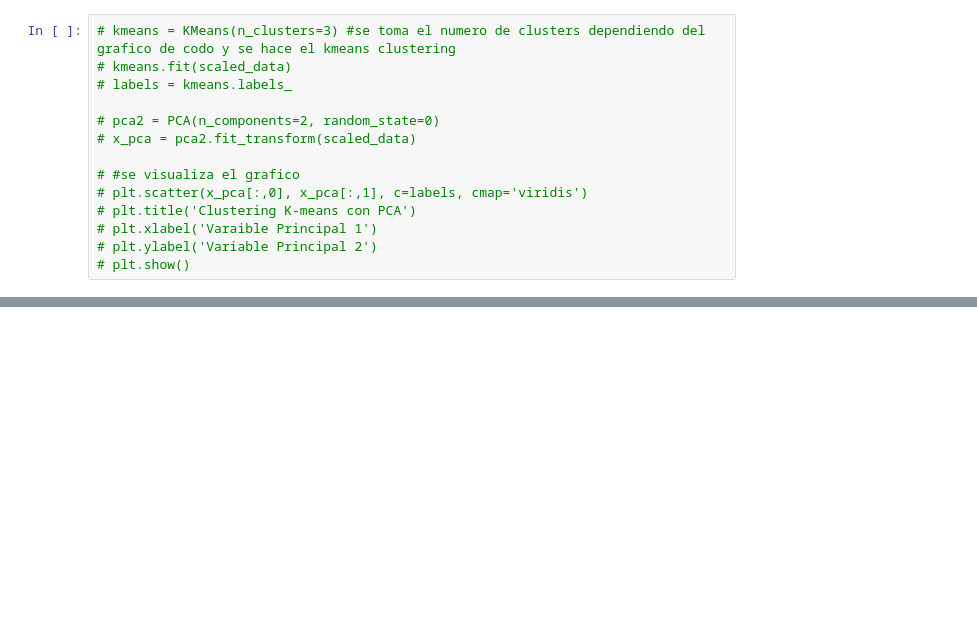
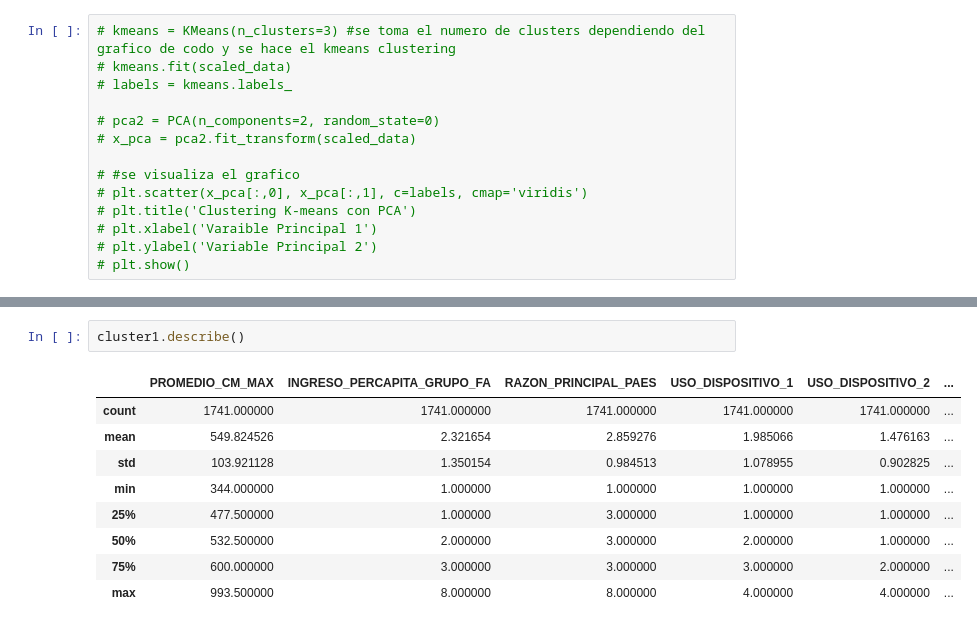
Before and after one commit to gurbina2234/Repo-Mineria-PSU, a Jupyter notebook: datos_oficial.ipynb, the cells around one changed output, grey strips where cells are left out. Drawn from its saved outputs; the diff is of its cells as text; blank space fills up the shorter version.

```diff
--- a/datos_oficial.ipynb
+++ b/datos_oficial.ipynb
@@ -383,0 +395,12 @@ plt.show()
+# %%
+cluster1.describe()
+# %% [output]
+|  | PROMEDIO_CM_MAX | INGRESO_PERCAPITA_GRUPO_FA | RAZON_PRINCIPAL_PAES | USO_DISPOSITIVO_1 | USO_DISPOSITIVO_2 | ... |
+| count | 1741.000000 | 1741.000000 | 1741.000000 | 1741.000000 | 1741.000000 | ... |
+| mean | 549.824526 | 2.321654 | 2.859276 | 1.985066 | 1.476163 | ... |
+| std | 103.921128 | 1.350154 | 0.984513 | 1.078955 | 0.902825 | ... |
+| min | 344.000000 | 1.000000 | 1.000000 | 1.000000 | 1.000000 | ... |
+| 25% | 477.500000 | 1.000000 | 3.000000 | 1.000000 | 1.000000 | ... |
+| 50% | 532.500000 | 2.000000 | 3.000000 | 2.000000 | 1.000000 | ... |
+| 75% | 600.000000 | 3.000000 | 3.000000 | 3.000000 | 2.000000 | ... |
+| max | 993.500000 | 8.000000 | 8.000000 | 4.000000 | 4.000000 | ... |
```
Also changed, not shown: parts of 16 cells of this notebook.
